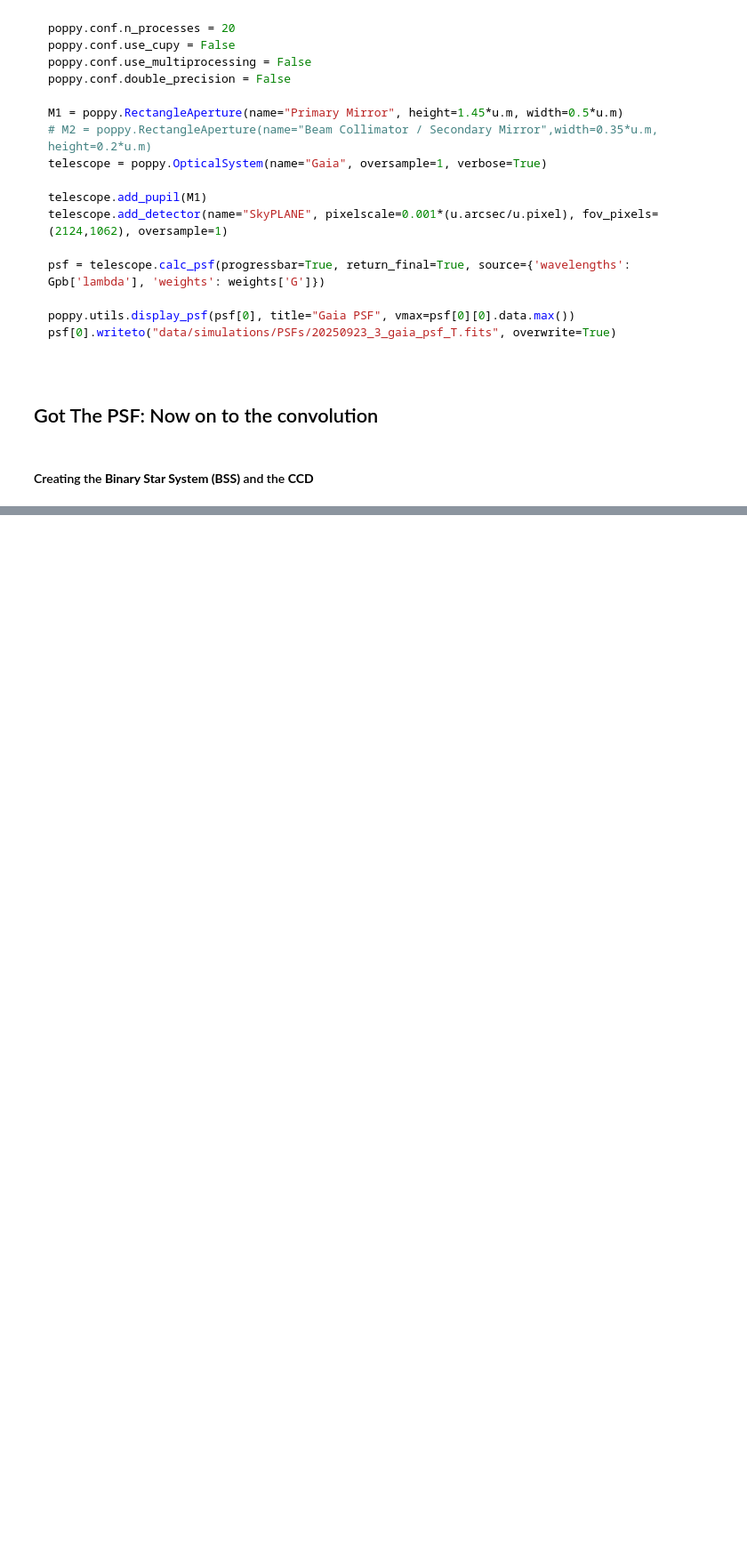
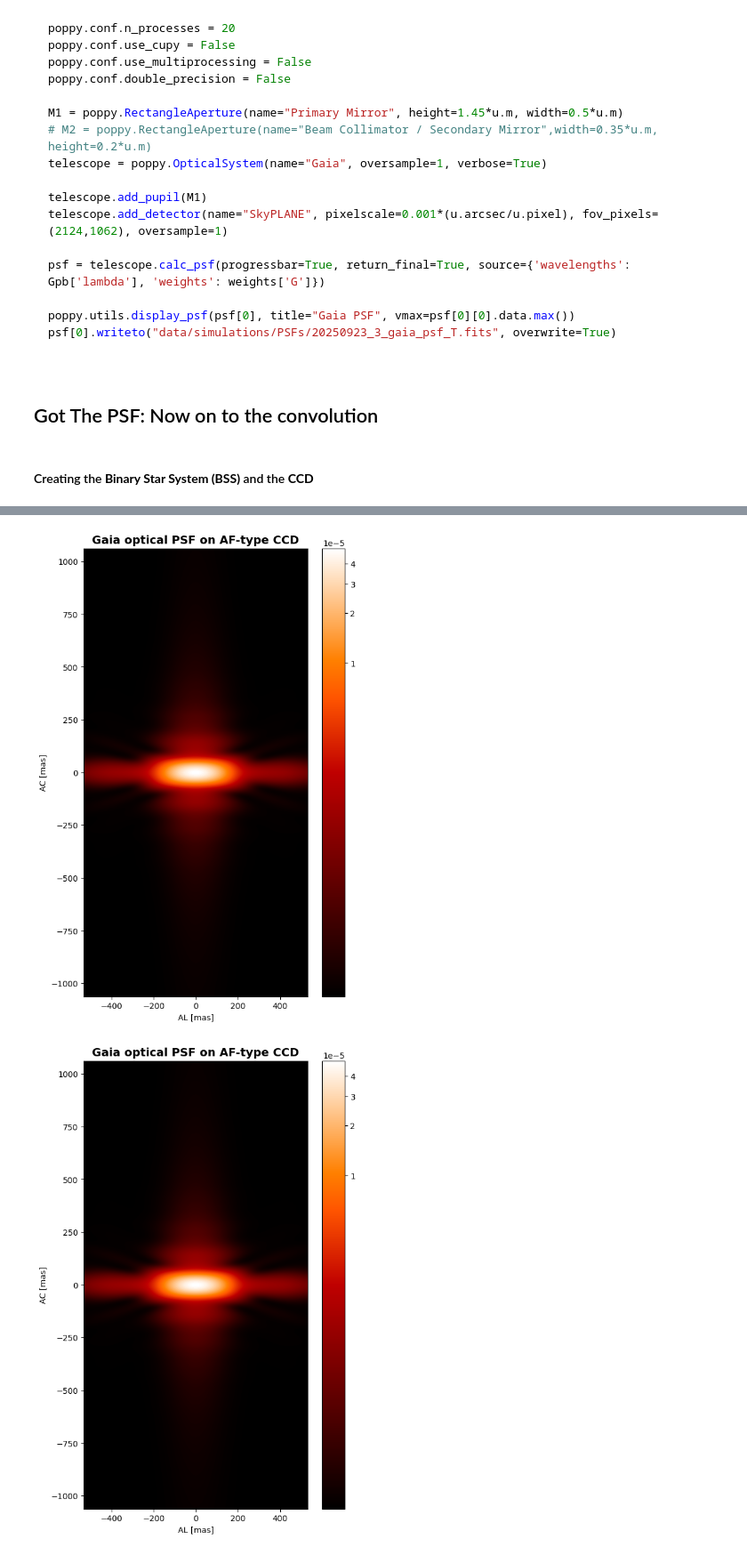
Before and after one commit to pietroferraiuolo/BINCAT, a Jupyter notebook: 01-psf-simulation.ipynb, the cells around one changed output, grey strips where cells are left out. Shown: that part at 89% size. Cells and saved outputs as stored; diff of their text form; code cells hidden in the pictures; blank space fills up the shorter version.

```diff
--- a/01-psf-simulation.ipynb
+++ b/01-psf-simulation.ipynb
@@ -71,3 +80,8 @@ ccd.display_psf()
+# %%
+ut.display_psf(ccd.psf, mode='2d', aspect='equal', figsize=(6.5,10), save='psf', title='Gaia optical PSF on AF-type CCD')
+# %% [output]
+[figure, added]
+[figure, added]
 # %%
 rbfactor = int(ccd.pxscale_y.value)
 ratio = int(1/ccd.pxscale_factor)
```
Also changed, not shown: parts of 3 cells of this notebook, 4 other files.
